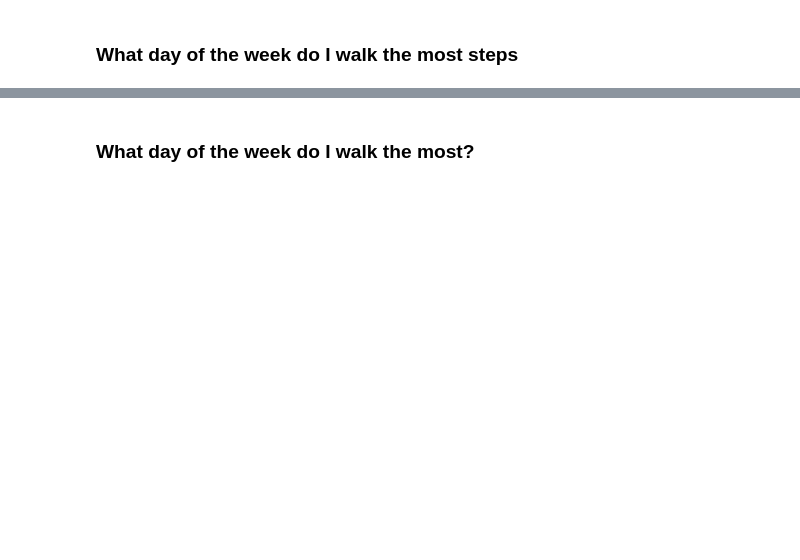
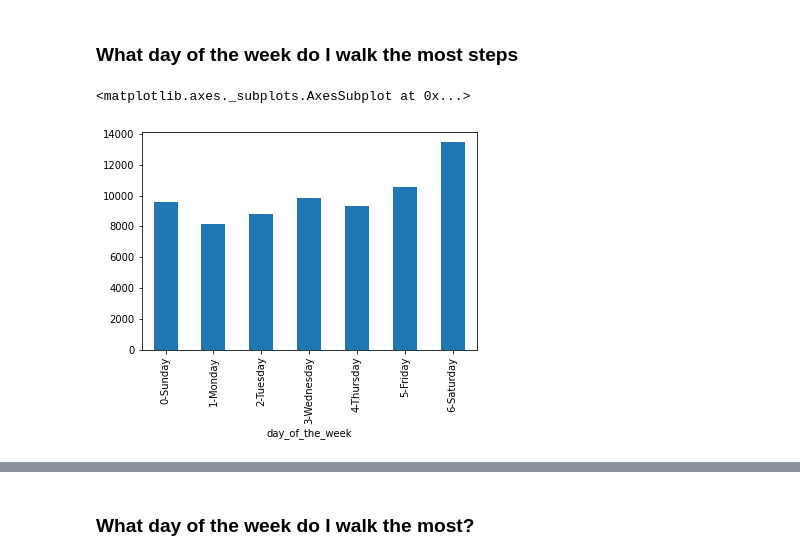
Before and after one commit to noahmelngailis/time_series_steps_project, a Jupyter notebook: time_series.ipynb, the cells around one changed output, grey strips where cells are left out. Drawn from its saved outputs; the diff is of its cells as text; code cells hidden in the pictures; blank space fills up the shorter version.

```diff
--- a/time_series.ipynb
+++ b/time_series.ipynb
@@ -135,6 +228,4 @@ df.distance.hist(bins=12)
 # %%
 df['weekday'] = df.index.day_name()
 # %%
-df['day_of_the_week'] = df.index.dayofweek()
+df['day_of_the_week'] = df.index.strftime('%w') + "-" + df.weekday
-# %%
-df['day_total'] = df.index.weekday()
@@ -143,5 +232,8 @@ df
 # %%
-df.groupby('weekday').steps.mean().plot.bar()
+df.groupby('day_of_the_week').steps.mean().plot.bar()
+# %% [output]
+<matplotlib.axes._subplots.AxesSubplot at 0x...>
+[figure, added]
 # %%
 plt.figure(figsize=(12,5))
 df.steps.resample("M").mean().plot()
```
Also changed, not shown: parts of 23 cells of this notebook.
